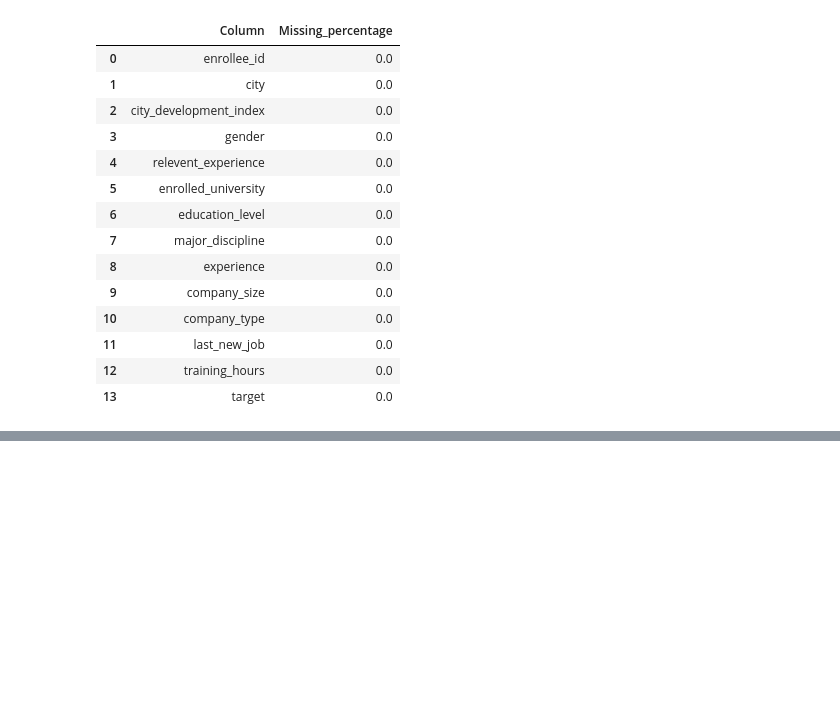
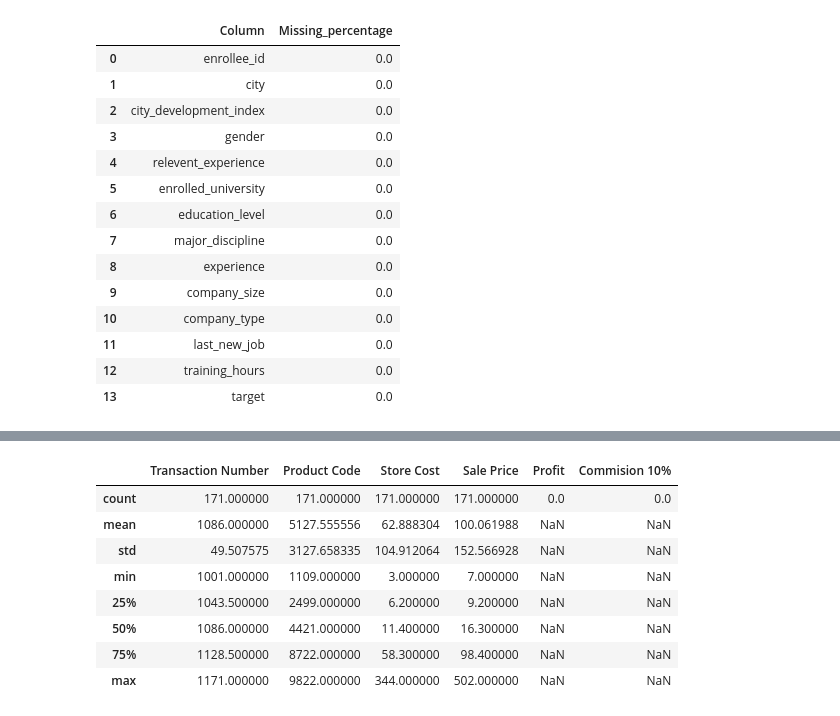
Before and after one commit to purity123-kaluku/Pandas-Tutorial, a Jupyter notebook: 5.Data Analysis.ipynb, the cells around one changed output, grey strips where cells are left out. Cells and saved outputs as stored; diff of their text form; code cells hidden in the pictures; blank space fills up the shorter version.

```diff
--- a/5.Data Analysis.ipynb
+++ b/5.Data Analysis.ipynb
@@ -451,0 +483,2 @@ missing_percentage(df_train)
+# %%
+df = pd.read_excel('./data/CrystalPools.xlsx')
@@ -451,0 +494,12 @@ missing_percentage(df_train)
+# %%
+df.describe()
+# %% [output]
+|  | Transaction Number | Product Code | Store Cost | Sale Price | Profit | Commision 10% |
+| count | 171.000000 | 171.000000 | 171.000000 | 171.000000 | 0.0 | 0.0 |
+| mean | 1086.000000 | 5127.555556 | 62.888304 | 100.061988 | NaN | NaN |
+| std | 49.507575 | 3127.658335 | 104.912064 | 152.566928 | NaN | NaN |
+| min | 1001.000000 | 1109.000000 | 3.000000 | 7.000000 | NaN | NaN |
+| 25% | 1043.500000 | 2499.000000 | 6.200000 | 9.200000 | NaN | NaN |
+| 50% | 1086.000000 | 4421.000000 | 11.400000 | 16.300000 | NaN | NaN |
+| 75% | 1128.500000 | 8722.000000 | 58.300000 | 98.400000 | NaN | NaN |
+| max | 1171.000000 | 9822.000000 | 344.000000 | 502.000000 | NaN | NaN |
```
Also changed, not shown: parts of 9 cells of this notebook, 5 other files.
